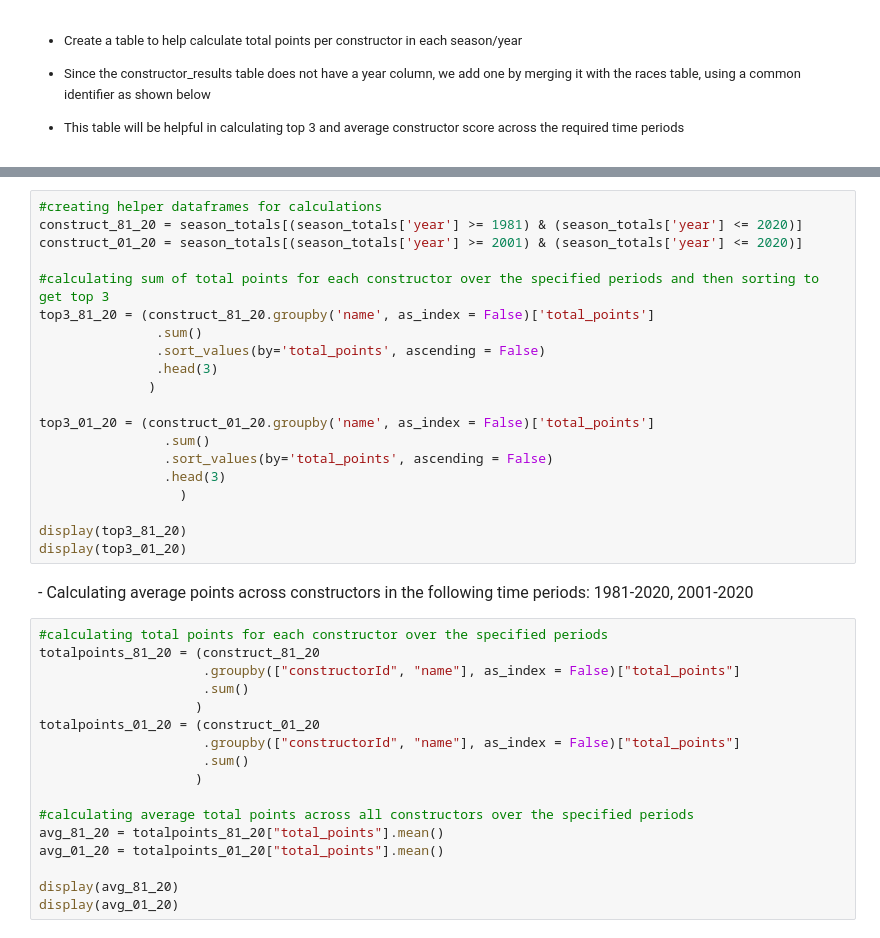
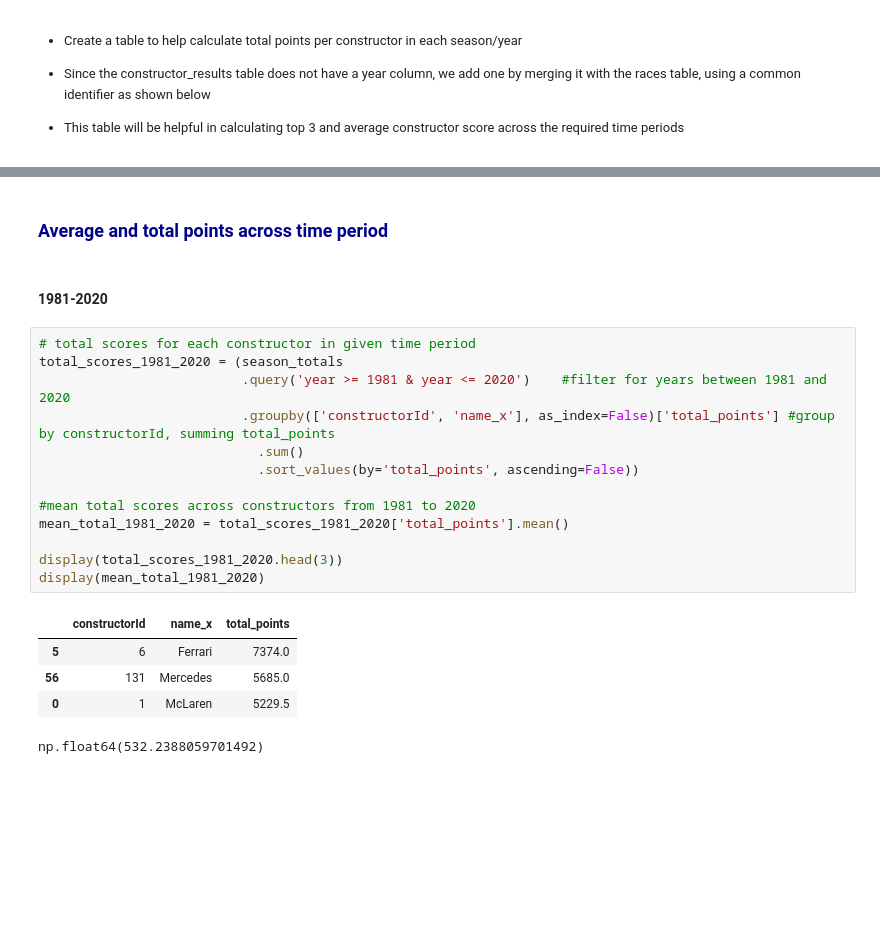
Before and after one commit to tanyajagdishemory/datasci530fall2025, a Jupyter notebook: Lecture 03/Assignment2.ipynb, the cells around one changed output, grey strips where cells are left out. Saved outputs shown, nothing was run; the diff lists cells and outputs as text; blank space fills up the shorter version.

```diff
--- a/Lecture 03/Assignment2.ipynb
+++ b/Lecture 03/Assignment2.ipynb
@@ -167,40 +180,23 @@ Part (a), (b) and (c)
-# %%
-#creating helper dataframes for calculations
-construct_81_20 = season_totals[(season_totals['year'] >= 1981) & (season_totals['year'] <= 2020)]
-construct_01_20 = season_totals[(season_totals['year'] >= 2001) & (season_totals['year'] <= 2020)]
-
-#calculating sum of total points for each constructor over the specified periods and then sorting to get top 3
-top3_81_20 = (construct_81_20.groupby('name', as_index = False)['total_points']
-               .sum()
-               .sort_values(by='total_points', ascending = False)
-               .head(3)
-              )
-
-top3_01_20 = (construct_01_20.groupby('name', as_index = False)['total_points']
-                .sum()
-                .sort_values(by='total_points', ascending = False)
-                .head(3)
-                  )
-
-display(top3_81_20)
-display(top3_01_20)
-# %% [markdown]
-<font size = 3>
-- Calculating average points across constructors in the following time periods: 1981-2020, 2001-2020
-# %%
-#calculating total points for each constructor over the specified periods
-totalpoints_81_20 = (construct_81_20
-                     .groupby(["constructorId", "name"], as_index = False)["total_points"]
-                     .sum()
-                    )
-totalpoints_01_20 = (construct_01_20
-                     .groupby(["constructorId", "name"], as_index = False)["total_points"]
-                     .sum()
-                    )
-
-#calculating average total points across all constructors over the specified periods
-avg_81_20 = totalpoints_81_20["total_points"].mean()
-avg_01_20 = totalpoints_01_20["total_points"].mean()
-
-display(avg_81_20)
-display(avg_01_20)
+# %% [markdown]
+### <span style = "color:darkblue"> Average and total points across time period
+# %% [markdown]
+#### <span> 1981-2020 <span>
+# %%
+# total scores for each constructor in given time period
+total_scores_1981_2020 = (season_totals
+                          .query('year >= 1981 & year <= 2020')    #filter for years between 1981 and 2020
+                          .groupby(['constructorId', 'name_x'], as_index=False)['total_points'] #group by constructorId, summing total_points
+                            .sum()
+                            .sort_values(by='total_points', ascending=False))
+
+#mean total scores across constructors from 1981 to 2020
+mean_total_1981_2020 = total_scores_1981_2020['total_points'].mean()
+
+display(total_scores_1981_2020.head(3))
+display(mean_total_1981_2020)
+# %% [output]
+|  | constructorId | name_x | total_points |
+| 5 | 6 | Ferrari | 7374.0 |
+| 56 | 131 | Mercedes | 5685.0 |
+| 0 | 1 | McLaren | 5229.5 |
+np.float64(532.2388059701492)
```
Also changed, not shown: parts of 31 cells of this notebook, 1 other file.
